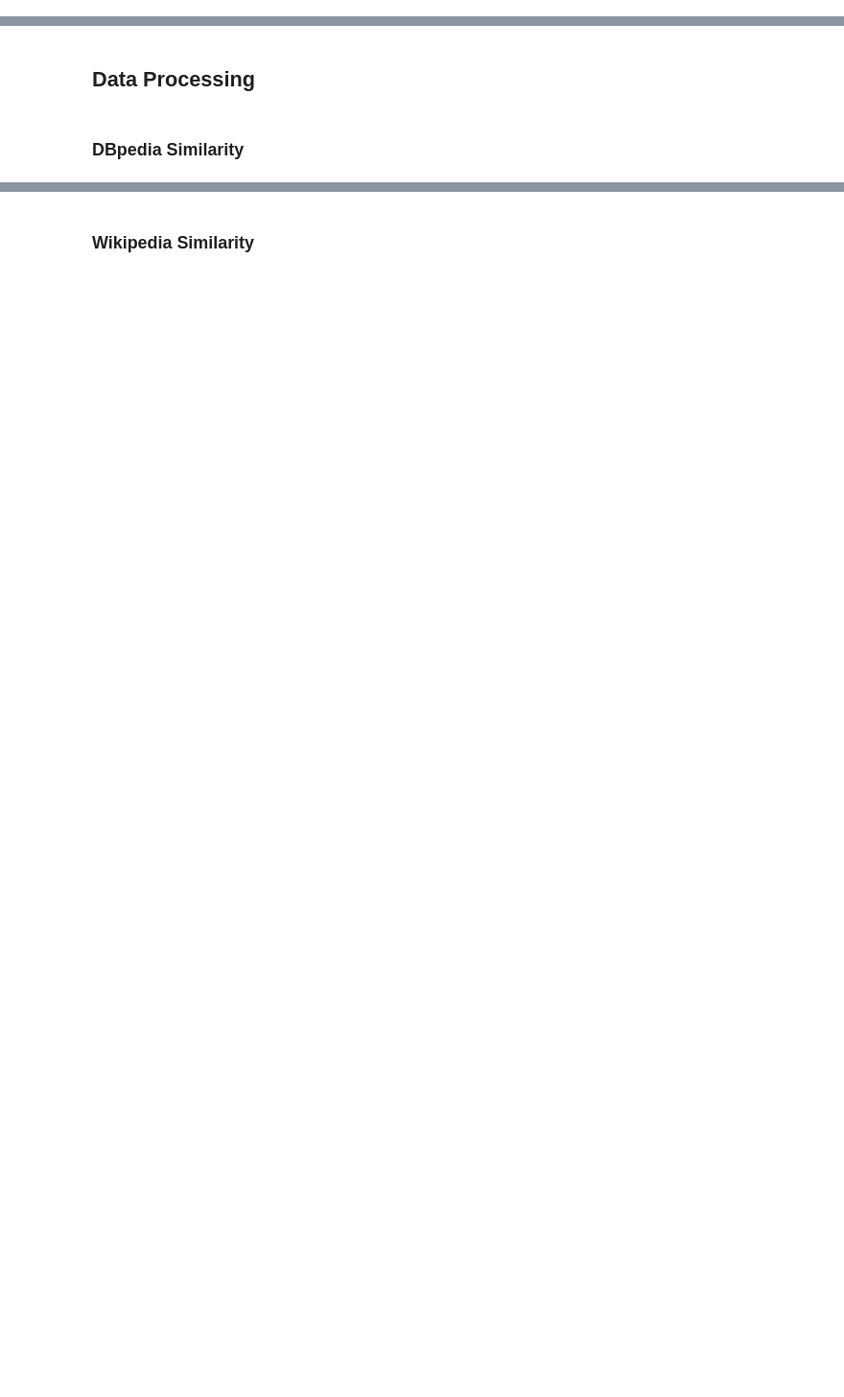
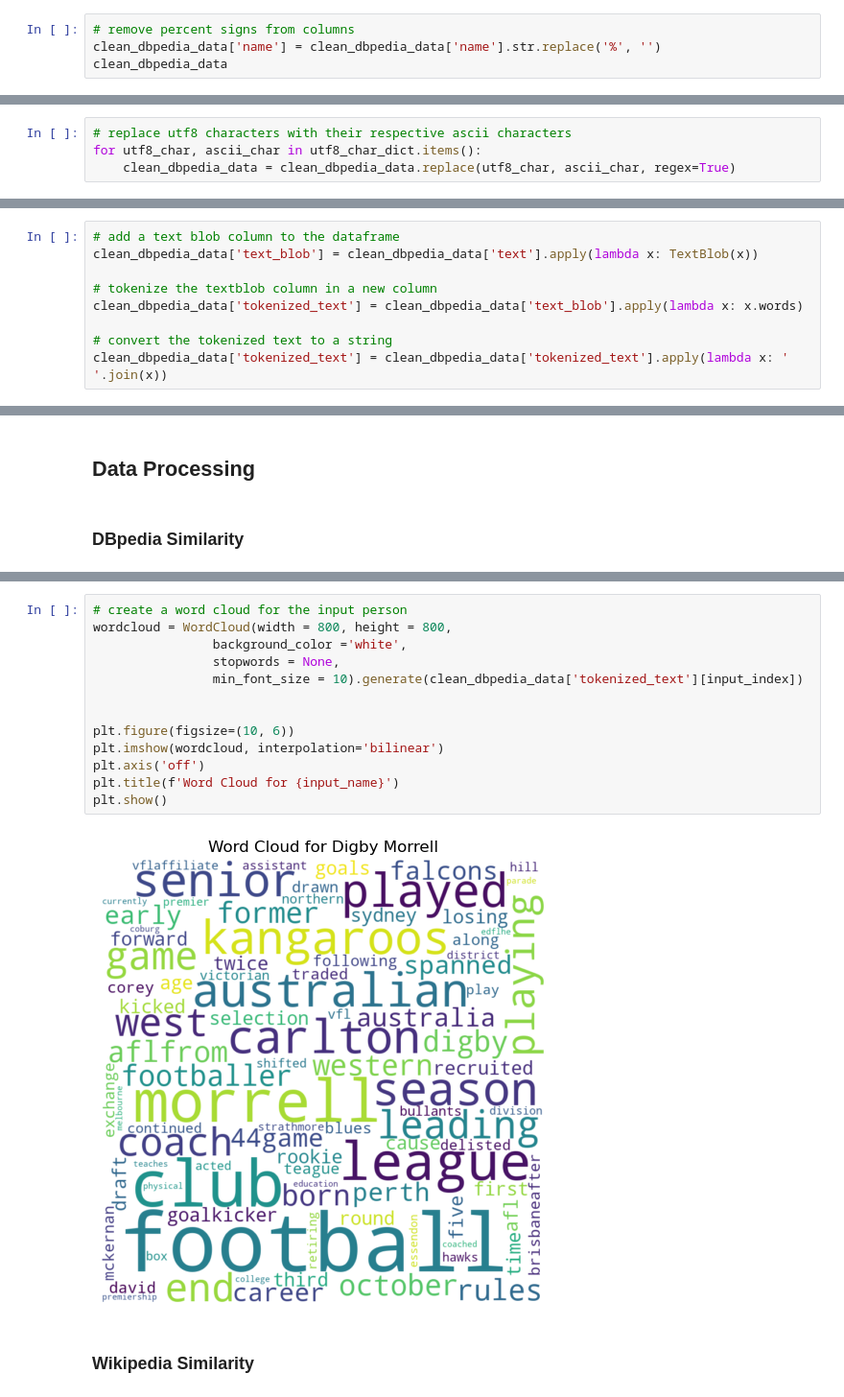
Before and after one commit to brooksburkhead/nlp-project, a Jupyter notebook: nlp.ipynb, the cells around one changed output, grey strips where cells are left out. Shown: that part at 96% size. Saved outputs shown, nothing was run; the diff lists cells and outputs as text; blank space fills up the shorter version.

```diff
--- a/nlp.ipynb
+++ b/nlp.ipynb
@@ -73,0 +164,4 @@ with open(pickle_file_path, 'rb') as file:
+# %%
+# remove percent signs from columns
+clean_dbpedia_data['name'] = clean_dbpedia_data['name'].str.replace('%', '')
+clean_dbpedia_data
@@ -74,2 +182,6 @@ with open(pickle_file_path, 'rb') as file:
+# %%
+# replace utf8 characters with their respective ascii characters
+for utf8_char, ascii_char in utf8_char_dict.items():
+    clean_dbpedia_data = clean_dbpedia_data.replace(utf8_char, ascii_char, regex=True)
 # %% [markdown]
 ## Data Preprocessing
@@ -75,0 +190,9 @@ with open(pickle_file_path, 'rb') as file:
+# %%
+# add a text blob column to the dataframe
+clean_dbpedia_data['text_blob'] = clean_dbpedia_data['text'].apply(lambda x: TextBlob(x))
+
+# tokenize the textblob column in a new column
+clean_dbpedia_data['tokenized_text'] = clean_dbpedia_data['text_blob'].apply(lambda x: x.words)
+
+# convert the tokenized text to a string
+clean_dbpedia_data['tokenized_text'] = clean_dbpedia_data['tokenized_text'].apply(lambda x: ' '.join(x))
@@ -80,2 +294,17 @@ with open(pickle_file_path, 'rb') as file:
+# %%
+# create a word cloud for the input person
+wordcloud = WordCloud(width = 800, height = 800,
+                background_color ='white',
+                stopwords = None,
+                min_font_size = 10).generate(clean_dbpedia_data['tokenized_text'][input_index])
+
+
+plt.figure(figsize=(10, 6))
+plt.imshow(wordcloud, interpolation='bilinear')
+plt.axis('off')
+plt.title(f'Word Cloud for {input_name}')
+plt.show()
+# %% [output]
+[figure, added]
 # %% [markdown]
 ### Wikipedia Similarity
```
Also changed, not shown: parts of 40 cells of this notebook.
